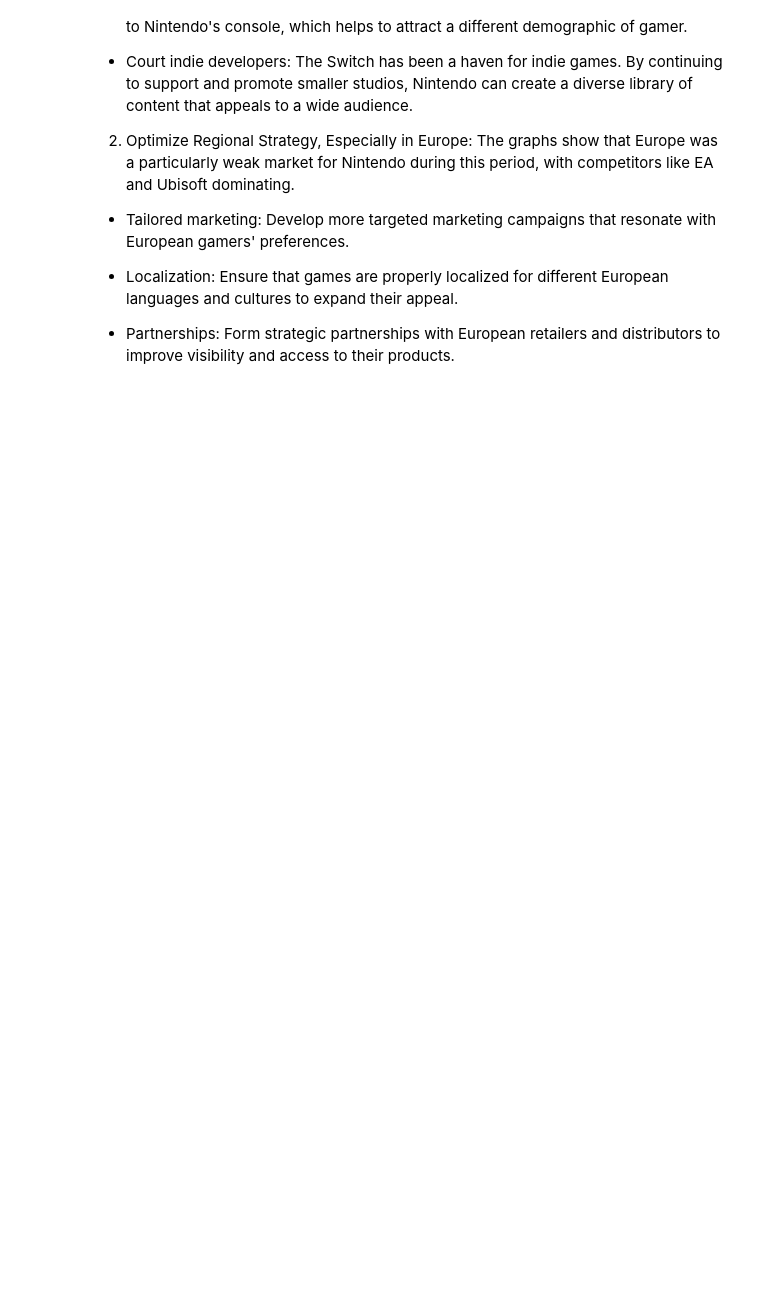
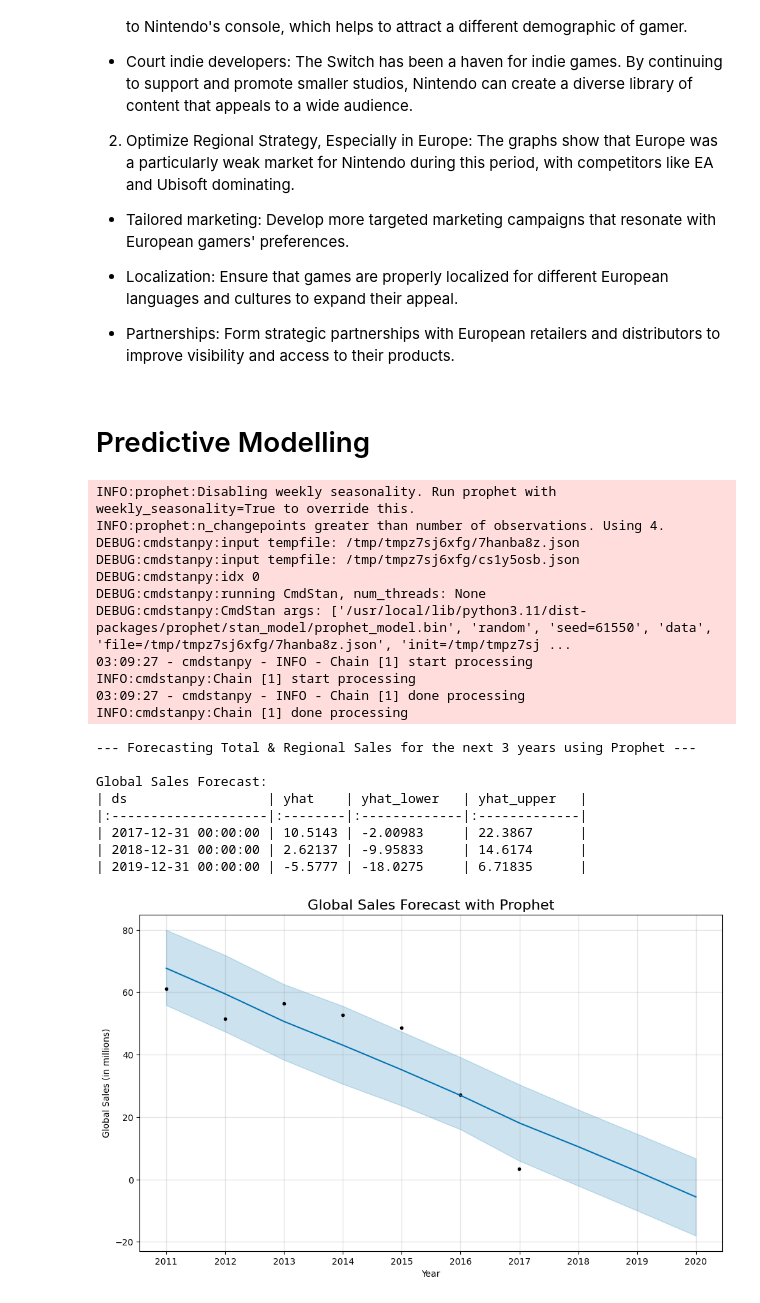
Before and after one commit to Kwasi-Dankwa/Game-sales, a Jupyter notebook: gamemodelling.ipynb, the cells around one changed output. Drawn from its saved outputs; the diff is of its cells as text; code cells hidden in the pictures; blank space fills up the shorter version.

Commit message:
adding predictive models

```diff
--- a/gamemodelling.ipynb
+++ b/gamemodelling.ipynb
@@ -554,3 +559,48 @@ The European market was particularly tough for Nintendo. While they had a brief
 * Localization: Ensure that games are properly localized for different European languages and cultures to expand their appeal.
 
 * Partnerships: Form strategic partnerships with European retailers and distributors to improve visibility and access to their products.
+# %% [markdown]
+# Predictive Modelling
+# %%
+# **Q4: Sales Forecast for the next 3 years using Prophet**
+nintendo_df = df[(df['publisher'] == 'Nintendo') & (df['year'].between(2010, 2016))].copy()
+print("\n--- Forecasting Total & Regional Sales for the next 3 years using Prophet ---")
+# Global Sales Forecast
+prophet_df = nintendo_df.groupby('year')['global_sales'].sum().reset_index()
+prophet_df['ds'] = pd.to_datetime(prophet_df['year'].astype(str) + '-12-31')
+prophet_df['y'] = prophet_df['global_sales']
+
+global_model = Prophet(changepoint_prior_scale=0.05, daily_seasonality=False)
+global_model.fit(prophet_df)
+future = global_model.make_future_dataframe(periods=3, freq='Y')
+forecast_global = global_model.predict(future)
+
+# Visualization
+print("\nGlobal Sales Forecast:")
+print(forecast_global[['ds', 'yhat', 'yhat_lower', 'yhat_upper']].tail(3).to_markdown(index=False, numalign="left", stralign="left"))
+global_model.plot(forecast_global)
+plt.title('Global Sales Forecast with Prophet', fontsize=16)
+plt.xlabel('Year')
+plt.ylabel('Global Sales (in millions)')
+plt.show()
+# %% [output]
+INFO:prophet:Disabling weekly seasonality. Run prophet with weekly_seasonality=True to override this.
+INFO:prophet:n_changepoints greater than number of observations. Using 4.
+DEBUG:cmdstanpy:input tempfile: /tmp/tmpz7sj6xfg/7hanba8z.json
+DEBUG:cmdstanpy:input tempfile: /tmp/tmpz7sj6xfg/cs1y5osb.json
+DEBUG:cmdstanpy:idx 0
+DEBUG:cmdstanpy:running CmdStan, num_threads: None
+DEBUG:cmdstanpy:CmdStan args: ['/usr/local/lib/python3.11/dist-packages/prophet/stan_model/prophet_model.bin', 'random', 'seed=61550', 'data', 'file=/tmp/tmpz7sj6xfg/7hanba8z.json', 'init=/tmp/tmpz7sj ...
+03:09:27 - cmdstanpy - INFO - Chain [1] start processing
+INFO:cmdstanpy:Chain [1] start processing
+03:09:27 - cmdstanpy - INFO - Chain [1] done processing
+INFO:cmdstanpy:Chain [1] done processing
+--- Forecasting Total & Regional Sales for the next 3 years using Prophet ---
+
+Global Sales Forecast:
+| ds                  | yhat    | yhat_lower   | yhat_upper   |
+|:--------------------|:--------|:-------------|:-------------|
+| 2017-12-31 00:00:00 | 10.5143 | -2.00983     | 22.3867      |
+| 2018-12-31 00:00:00 | 2.62137 | -9.95833     | 14.6174      |
+| 2019-12-31 00:00:00 | -5.5777 | -18.0275     | 6.71835      |
+[figure, added]
```
Also changed, not shown: parts of 6 cells of this notebook.
